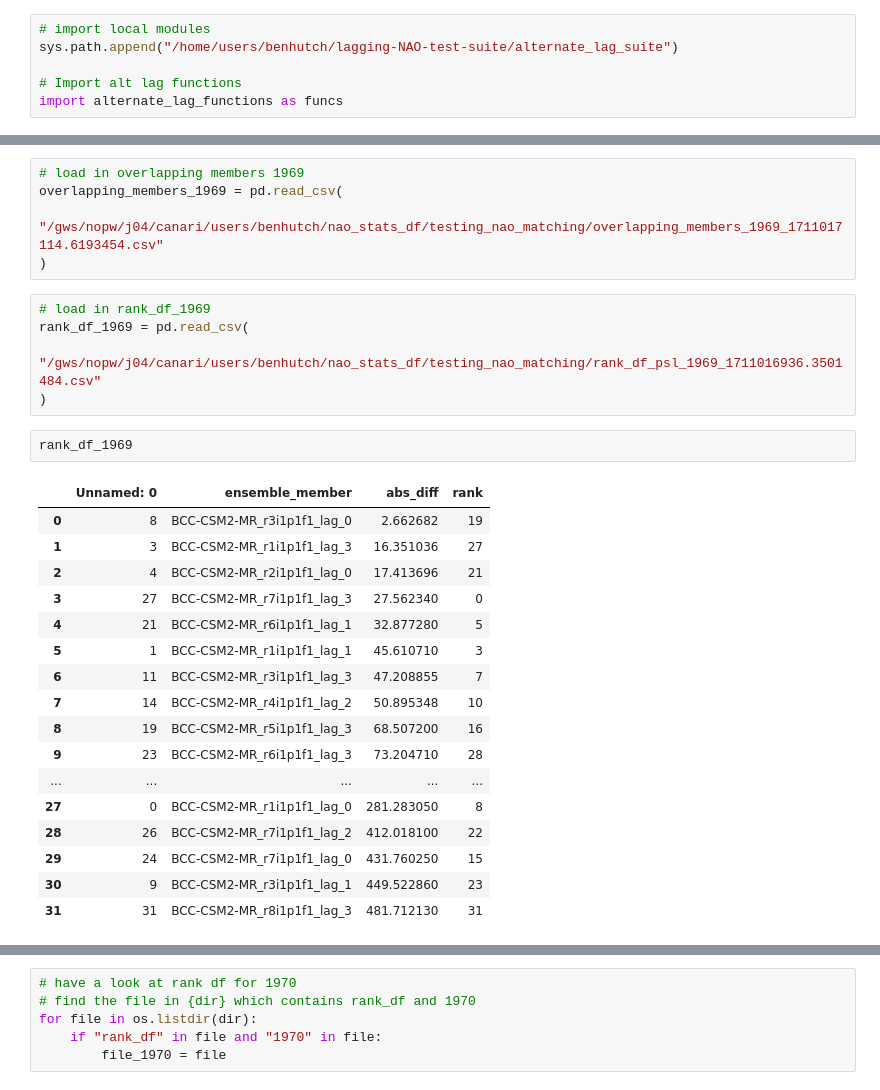
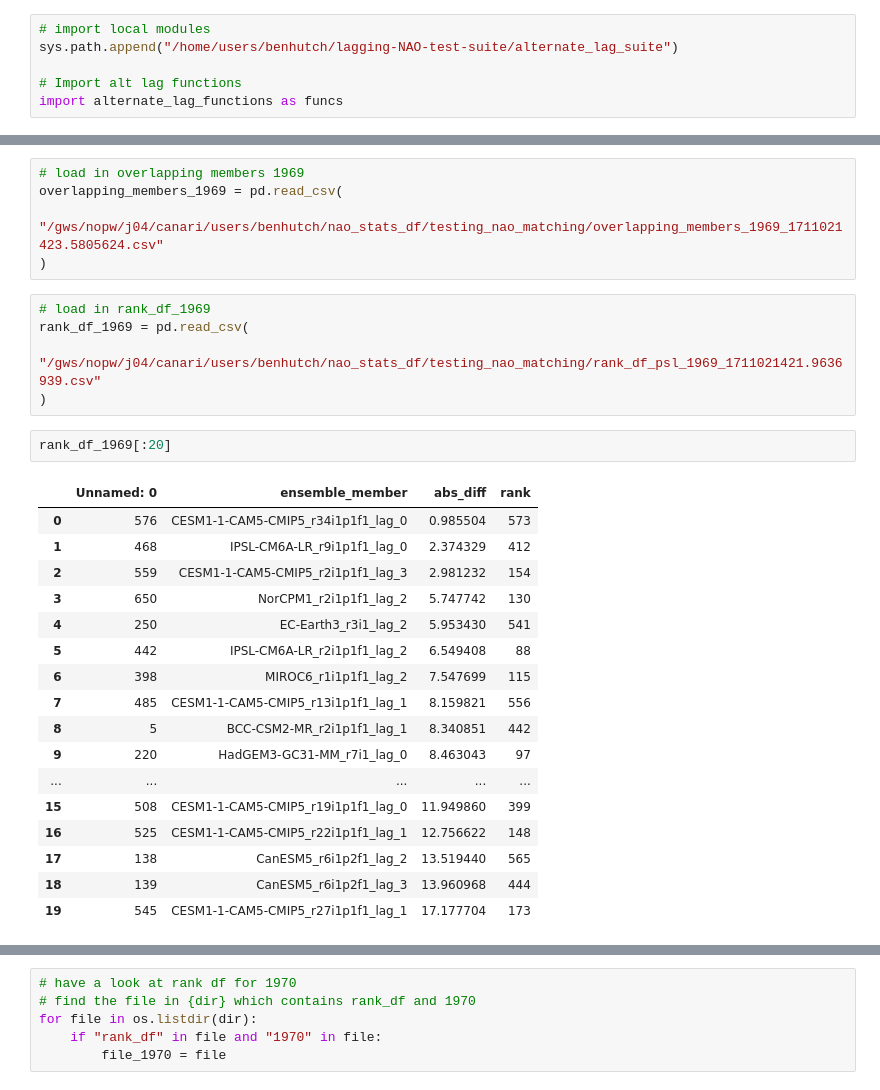
Before and after one commit to benhutchmet/lagging-NAO-test-suite, a Jupyter notebook: testing/testing-nao-matching.ipynb, the cells around one changed output, grey strips where cells are left out. Drawn from its saved outputs; the diff is of its cells as text.

```diff
--- a/testing/testing-nao-matching.ipynb
+++ b/testing/testing-nao-matching.ipynb
@@ -49,33 +53,33 @@ rank_df_psl_1974_1711016955.1055794.csv
 # %%
 # load in overlapping members 1969
 overlapping_members_1969 = pd.read_csv(
-    "/gws/nopw/j04/canari/users/benhutch/nao_stats_df/testing_nao_matching/overlapping_members_1969_1711017114.6193454.csv"
+    "/gws/nopw/j04/canari/users/benhutch/nao_stats_df/testing_nao_matching/overlapping_members_1969_1711021423.5805624.csv"
 )
 # %%
 # load in rank_df_1969
 rank_df_1969 = pd.read_csv(
-    "/gws/nopw/j04/canari/users/benhutch/nao_stats_df/testing_nao_matching/rank_df_psl_1969_1711016936.3501484.csv"
+    "/gws/nopw/j04/canari/users/benhutch/nao_stats_df/testing_nao_matching/rank_df_psl_1969_1711021421.9636939.csv"
 )
 # %%
-rank_df_1969
+rank_df_1969[:20]
 # %% [output]
 |  | Unnamed: 0 | ensemble_member | abs_diff | rank |
-| 0 | 8 | BCC-CSM2-MR_r3i1p1f1_lag_0 | 2.662682 | 19 |
-| 1 | 3 | BCC-CSM2-MR_r1i1p1f1_lag_3 | 16.351036 | 27 |
-| 2 | 4 | BCC-CSM2-MR_r2i1p1f1_lag_0 | 17.413696 | 21 |
-| 3 | 27 | BCC-CSM2-MR_r7i1p1f1_lag_3 | 27.562340 | 0 |
-| 4 | 21 | BCC-CSM2-MR_r6i1p1f1_lag_1 | 32.877280 | 5 |
-| 5 | 1 | BCC-CSM2-MR_r1i1p1f1_lag_1 | 45.610710 | 3 |
-| 6 | 11 | BCC-CSM2-MR_r3i1p1f1_lag_3 | 47.208855 | 7 |
-| 7 | 14 | BCC-CSM2-MR_r4i1p1f1_lag_2 | 50.895348 | 10 |
-| 8 | 19 | BCC-CSM2-MR_r5i1p1f1_lag_3 | 68.507200 | 16 |
-| 9 | 23 | BCC-CSM2-MR_r6i1p1f1_lag_3 | 73.204710 | 28 |
+| 0 | 576 | CESM1-1-CAM5-CMIP5_r34i1p1f1_lag_0 | 0.985504 | 573 |
+| 1 | 468 | IPSL-CM6A-LR_r9i1p1f1_lag_0 | 2.374329 | 412 |
+| 2 | 559 | CESM1-1-CAM5-CMIP5_r2i1p1f1_lag_3 | 2.981232 | 154 |
+| 3 | 650 | NorCPM1_r2i1p1f1_lag_2 | 5.747742 | 130 |
+| 4 | 250 | EC-Earth3_r3i1_lag_2 | 5.953430 | 541 |
+| 5 | 442 | IPSL-CM6A-LR_r2i1p1f1_lag_2 | 6.549408 | 88 |
+| 6 | 398 | MIROC6_r1i1p1f1_lag_2 | 7.547699 | 115 |
+| 7 | 485 | CESM1-1-CAM5-CMIP5_r13i1p1f1_lag_1 | 8.159821 | 556 |
+| 8 | 5 | BCC-CSM2-MR_r2i1p1f1_lag_1 | 8.340851 | 442 |
+| 9 | 220 | HadGEM3-GC31-MM_r7i1_lag_0 | 8.463043 | 97 |
 | ... | ... | ... | ... | ... |
-| 27 | 0 | BCC-CSM2-MR_r1i1p1f1_lag_0 | 281.283050 | 8 |
-| 28 | 26 | BCC-CSM2-MR_r7i1p1f1_lag_2 | 412.018100 | 22 |
-| 29 | 24 | BCC-CSM2-MR_r7i1p1f1_lag_0 | 431.760250 | 15 |
-| 30 | 9 | BCC-CSM2-MR_r3i1p1f1_lag_1 | 449.522860 | 23 |
-| 31 | 31 | BCC-CSM2-MR_r8i1p1f1_lag_3 | 481.712130 | 31 |
+| 15 | 508 | CESM1-1-CAM5-CMIP5_r19i1p1f1_lag_0 | 11.949860 | 399 |
+| 16 | 525 | CESM1-1-CAM5-CMIP5_r22i1p1f1_lag_1 | 12.756622 | 148 |
+| 17 | 138 | CanESM5_r6i1p2f1_lag_2 | 13.519440 | 565 |
+| 18 | 139 | CanESM5_r6i1p2f1_lag_3 | 13.960968 | 444 |
+| 19 | 545 | CESM1-1-CAM5-CMIP5_r27i1p1f1_lag_1 | 17.177704 | 173 |
 # %%
 # overlapping members 1969
 overlapping_members_1969
```
Also changed, not shown: parts of 4 cells of this notebook, 3 other files.
